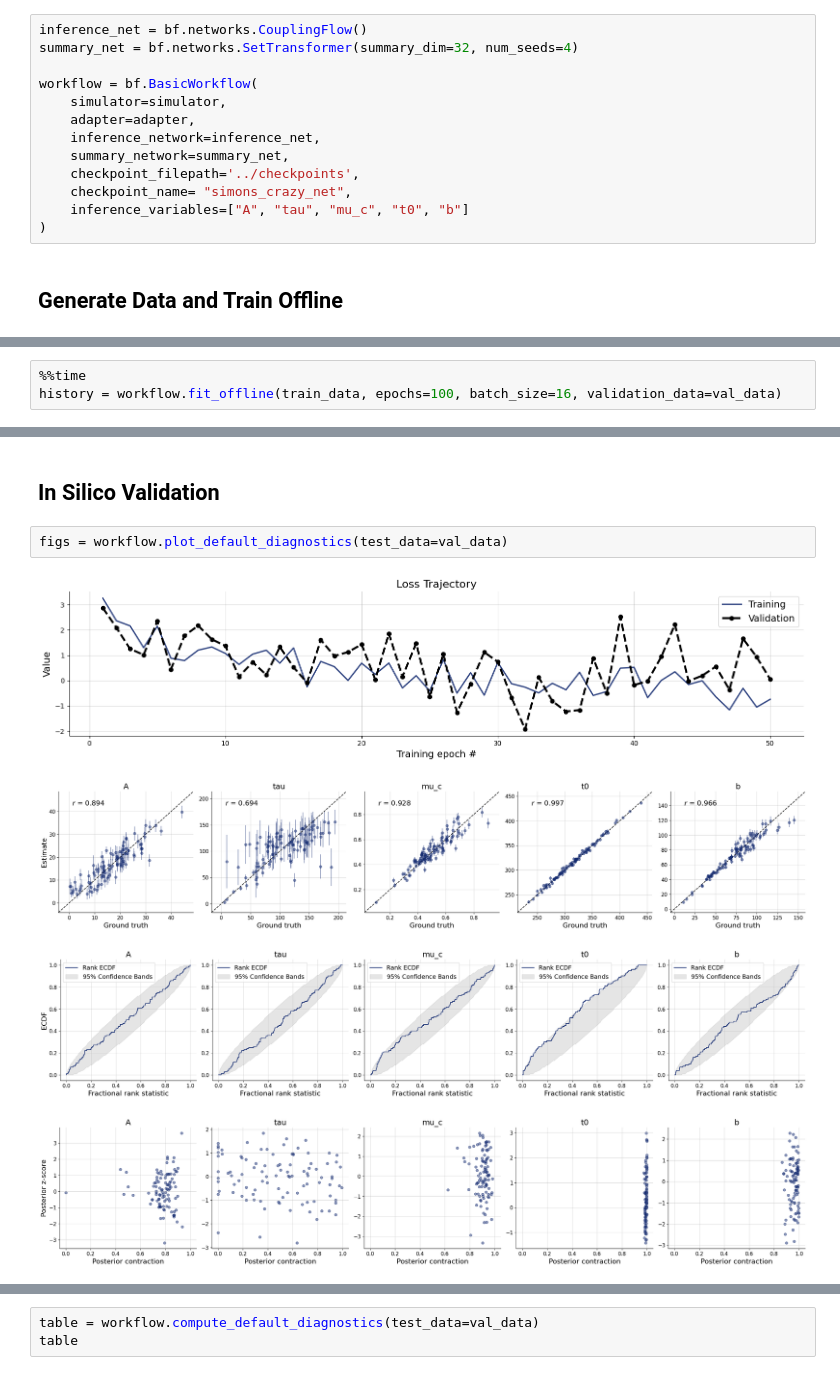
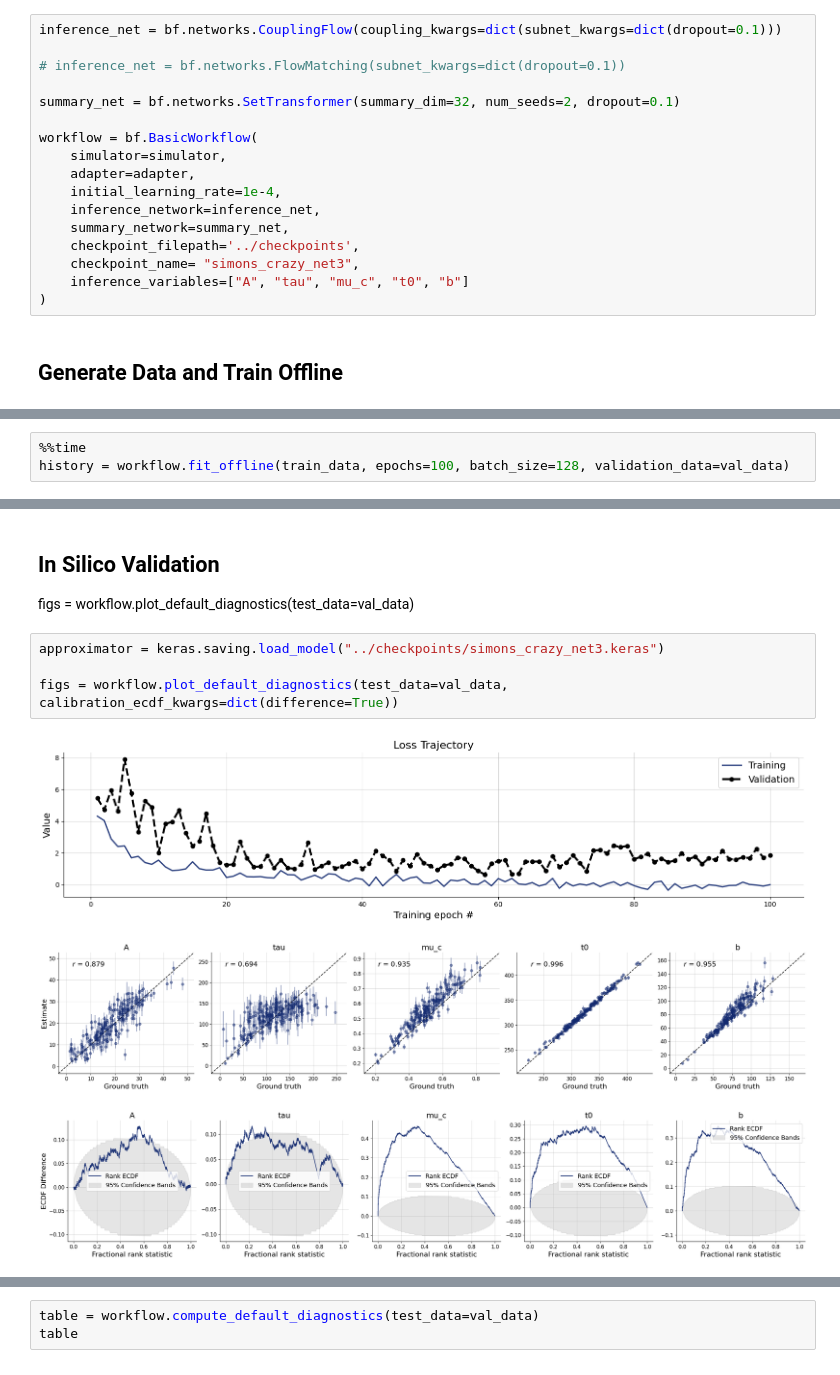
Before and after one commit to simschaefer/amortized-dmc, a Jupyter notebook: scripts/dmc_refactor_gpu.ipynb, the cells around one changed output, grey strips where cells are left out. Saved outputs shown, nothing was run; the diff lists cells and outputs as text.

```diff
--- a/scripts/dmc_refactor_gpu.ipynb
+++ b/scripts/dmc_refactor_gpu.ipynb
@@ -63,16 +64,20 @@ Shape of inference_conditions: (10, 1)
 # %% [markdown]
 ## Create Networks and Workflow
 # %%
-inference_net = bf.networks.CouplingFlow()
-summary_net = bf.networks.SetTransformer(summary_dim=32, num_seeds=4)
+inference_net = bf.networks.CouplingFlow(coupling_kwargs=dict(subnet_kwargs=dict(dropout=0.1)))
+
+# inference_net = bf.networks.FlowMatching(subnet_kwargs=dict(dropout=0.1))
+
+summary_net = bf.networks.SetTransformer(summary_dim=32, num_seeds=2, dropout=0.1)
 
 workflow = bf.BasicWorkflow(
     simulator=simulator,
     adapter=adapter,
+    initial_learning_rate=1e-4,
     inference_network=inference_net,
     summary_network=summary_net,
     checkpoint_filepath='../checkpoints',
-    checkpoint_name= "simons_crazy_net",
+    checkpoint_name= "simons_crazy_net3",
     inference_variables=["A", "tau", "mu_c", "t0", "b"]
 )
 # %% [markdown]
@@ -106,6 +101,6 @@ with open(val_file_path, 'wb') as file:
 # %%
 %%time
-history = workflow.fit_offline(train_data, epochs=100, batch_size=16, validation_data=val_data)
+history = workflow.fit_offline(train_data, epochs=100, batch_size=128, validation_data=val_data)
 # %% [output]
 INFO:bayesflow:Fitting on dataset instance of OfflineDataset.
 INFO:bayesflow:Building on a test batch.
@@ -115,9 +129,11 @@ KeyboardInterrupt:
 # %% [markdown]
 ## In Silico Validation
+figs = workflow.plot_default_diagnostics(test_data=val_data)
-# %%
-figs = workflow.plot_default_diagnostics(test_data=val_data)
-# %% [output]
-[figure, removed]
-[figure, removed]
-[figure, removed]
-[figure, removed]
+# %%
+approximator = keras.saving.load_model("../checkpoints/simons_crazy_net3.keras")
+
+figs = workflow.plot_default_diagnostics(test_data=val_data, calibration_ecdf_kwargs=dict(difference=True))
+# %% [output]
+[figure, added]
+[figure, added]
+[figure, added]
```
Also changed, not shown: parts of 8 cells of this notebook, 1 other file.
